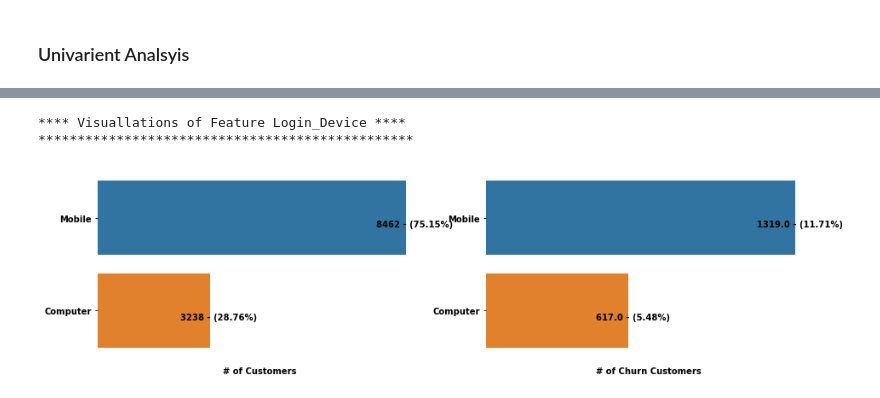
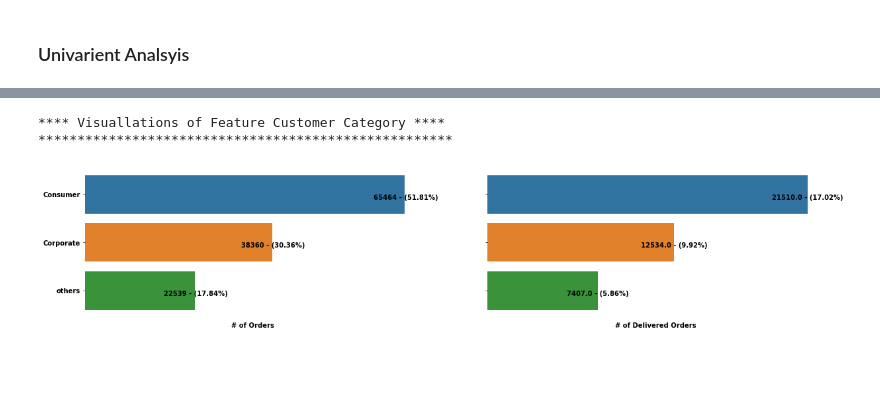
Before and after one commit to psiva2019/Hackathon, a Jupyter notebook: Algoritmo/Algoritmo.ipynb, the cells around one changed output, grey strips where cells are left out. Saved outputs shown, nothing was run; the diff lists cells and outputs as text; code cells hidden in the pictures; blank space fills up the shorter version.

```diff
--- a/Algoritmo/Algoritmo.ipynb
+++ b/Algoritmo/Algoritmo.ipynb
@@ -226,0 +142,11 @@ for vars in Vars['num']:
+# %%
+cvar = ['Dept_Id','Dispatched','Scheduled_Shipping','Delivery_Review','Session_Ordered','WeekdayOrder']
+for var in cvar:
+    df[var] = df[var].astype('object')
+    df_test[var] = df_test[var].astype('object')
+# %%
+for var in df.columns:
+  if(df[var].dtype=='object'):
+    print(f'**** Unique Counts of {var}****')
+    print(df[var].value_counts())
+    print('\n')
@@ -227,3 +171,13 @@ for vars in Vars['num']:
+# %%
+cvar = ['Sales','Discount','ProductLength','ProductWeight']
+for var in cvar:
+  df[var].fillna(df[var].median(),inplace=True)
+  df_test[var].fillna(df_test[var].median(),inplace=True)
+
+cvar = ['Delivery_Review','Session_Ordered']
+for var in cvar:
+  df[var].fillna(df[var].mode()[0],inplace=True)
+  df_test[var].fillna(df_test[var].mode()[0],inplace=True)
 # %%
 #Check for missing value
 print('****Missing Values in the Dataset****')
@@ -463,5 +302,0 @@ def display_unq(dff,var,tar,bins,typevar,tit,textlab,textlab_tar):
-# %%
-textlab='# of Customers'
-textlab_tar='# of Churn Customers'
-
-display_unq(df,'Tenure','Churn',10,'num','Tenure',textlab,textlab_tar)
@@ -567,6 +302,0 @@ display_unq(df,'Marital_Status','Churn',10,'char','Marital_Status',textlab,textl
-# %%
-display_unq(df,'Login_device','Churn',10,'char','Login_device',textlab,textlab_tar)
-# %% [output]
-**** Visuallations of Feature Login_Device ****
-************************************************
-[figure, removed]
@@ -572,0 +415,9 @@ display_unq(df,'Login_device','Churn',10,'char','Login_device',textlab,textlab_t
+# %%
+textlab='# of Orders'
+textlab_tar='# of Delivered Orders'
+
+display_unq(df,'Customer_Category','Delivery_Status',10,'chars','Customer Category',textlab,textlab_tar,20,4)
+# %% [output]
+**** Visuallations of Feature Customer Category ****
+*****************************************************
+[figure, added]
```
Also changed, not shown: parts of 51 cells of this notebook.
